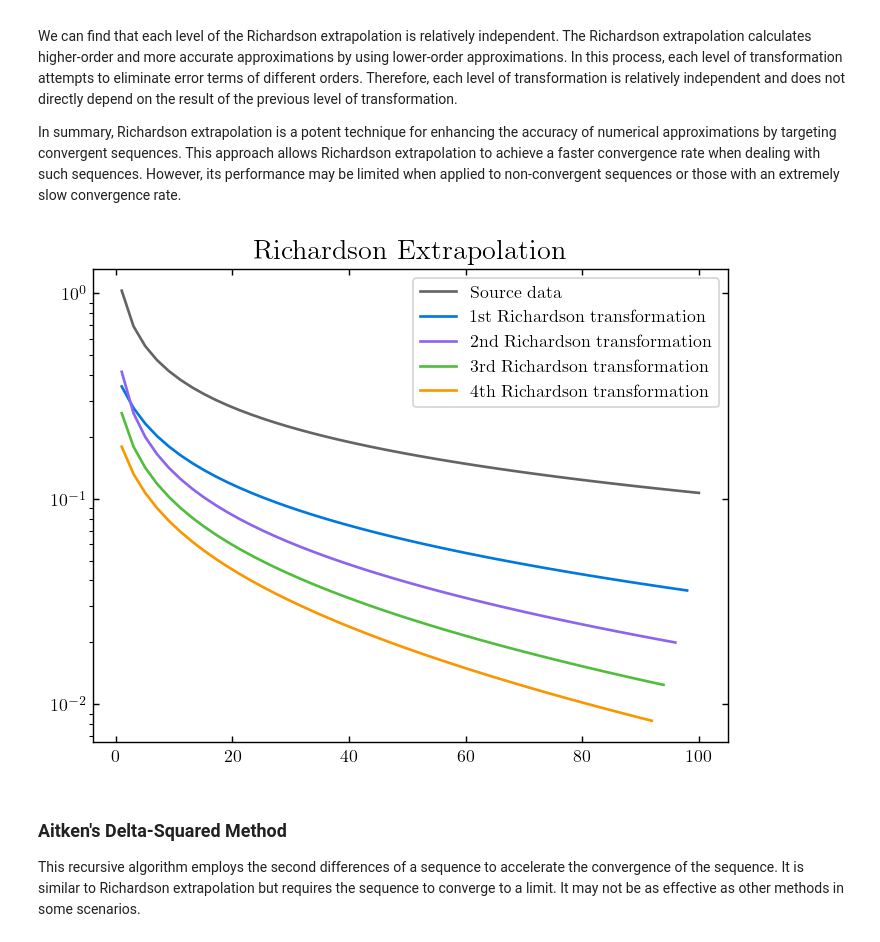
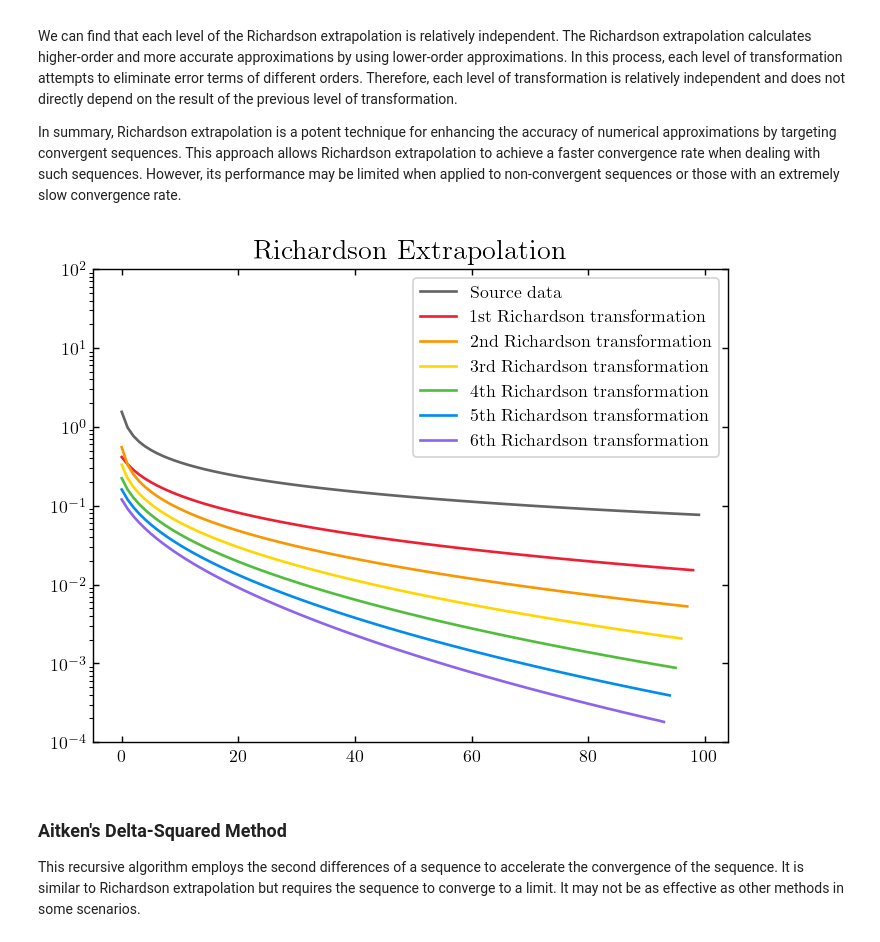
Before and after one commit to Photonico/Computational_Physics_Topics, a Jupyter notebook: Appendix Algorithms and Numerical Methods/Acceleration.ipynb, the cells around one changed output. Saved outputs shown, nothing was run; the diff lists cells and outputs as text; code cells hidden in the pictures.

```diff
--- a/Appendix Algorithms and Numerical Methods/Acceleration.ipynb
+++ b/Appendix Algorithms and Numerical Methods/Acceleration.ipynb
@@ -65,46 +65,54 @@ def richardson_extrapolation(Y, order):
     n = len(Y)
     R = np.zeros_like(Y)
 
     if order == 1:
         R[:-1] = ((np.arange(1, n) + 1) * Y[1:] - np.arange(1, n) * Y[:-1]) / np.math.factorial(1)
     else:
         coeff = np.array([(-1) ** (order - k) * comb(order, k) for k in range(order + 1)])
         arange = np.arange(n - order)
         mesh_arange, mesh_k = np.meshgrid(arange, np.arange(order + 1), indexing='ij')
         temp = (mesh_arange + mesh_k) ** order * Y[mesh_arange + mesh_k] * coeff[mesh_k]
         R[:n - order] = np.sum(temp, axis=-1) / np.math.factorial(order)
 
     return R
 
 def exponential_series(x, num_terms):
     terms = [x ** n / np.math.factorial(n) for n in range(1, num_terms + 1)]
     return np.cumsum(terms)
 
-x_values = np.linspace(1, 100, 50)
-y_values = np.array([np.sum([1 / (n ** 2 + x) for n in range(1, 21)]) for x in x_values])
+# Generate a new dataset using the function f(x) = sum_n 1/(n^2+x) for n in [1, 10] which converges to 0 as x approaches infinity
+X_demo = np.arange(0, 100)
+Y_demo = np.array([np.sum([1 / (n ** 2 + x) for n in range(1, 11)]) for x in X_demo])
 
-U1 = richardson_extrapolation(y_values, 1)
-U2 = richardson_extrapolation(y_values, 2)
-U3 = richardson_extrapolation(y_values, 3)
-U4 = richardson_extrapolation(y_values, 4)
+# Apply Richardson extrapolations
+U1 = richardson_extrapolation(Y_demo, 1)
+U2 = richardson_extrapolation(Y_demo, 2)
+U3 = richardson_extrapolation(Y_demo, 3)
+U4 = richardson_extrapolation(Y_demo, 4)
+U5 = richardson_extrapolation(Y_demo, 5)
+U6 = richardson_extrapolation(Y_demo, 6)
 
+# Set up the specified style parameters
 plt.figure(dpi=128)
 params = {"text.usetex": True, "font.family": "serif", "mathtext.fontset": "cm", "axes.titlesize": 16, "axes.labelsize": 14, "figure.facecolor": "w"}
 plt.rcParams.update(params)
 plt.tick_params(direction="in", top=True, right=True, bottom=True, left=True)
 
+# Plot the data and Shanks transformations
 plt.title("Richardson Extrapolation")
-plt.plot(x_values, y_values, c="#646464", label="Source data")
-plt.plot(x_values[:-1], U1[:-1], c="#0078E1", label="1st Richardson transformation")
-plt.plot(x_values[:-2], U2[:-2], c="#8C64F0", label="2nd Richardson transformation")
-plt.plot(x_values[:-3], U3[:-3], c="#50BE3C", label="3rd Richardson transformation")
-plt.plot(x_values[:-4], U4[:-4], c="#FA9600", label="4th Richardson transformation")
+plt.plot(X_demo, Y_demo, c="#646464", label="Source data")
+plt.plot(X_demo[:-1], U1[:-1], c="#F01E32", label="1st Richardson transformation")
+plt.plot(X_demo[:-2], U2[:-2], c="#FA9600", label="2nd Richardson transformation")
+plt.plot(X_demo[:-3], U3[:-3], c="#FFD700", label="3rd Richardson transformation")
+plt.plot(X_demo[:-4], U4[:-4], c="#50BE3C", label="4th Richardson transformation")
+plt.plot(X_demo[:-5], U5[:-5], c="#008CF0", label="5th Richardson transformation")
+plt.plot(X_demo[:-6], U6[:-6], c="#8C64F0", label="6th Richardson transformation")
 
-plt.yscale('log')
+plt.yscale('log'); plt.ylim([1e-4, 1e2])
 plt.legend(loc="best")
 plt.show()
 # %% [output]
-[figure, old version]
+[figure, new version]
 # %% [markdown]
 ### Aitken's Delta-Squared Method
 
```
Also changed, not shown: parts of 1 cell of this notebook.
